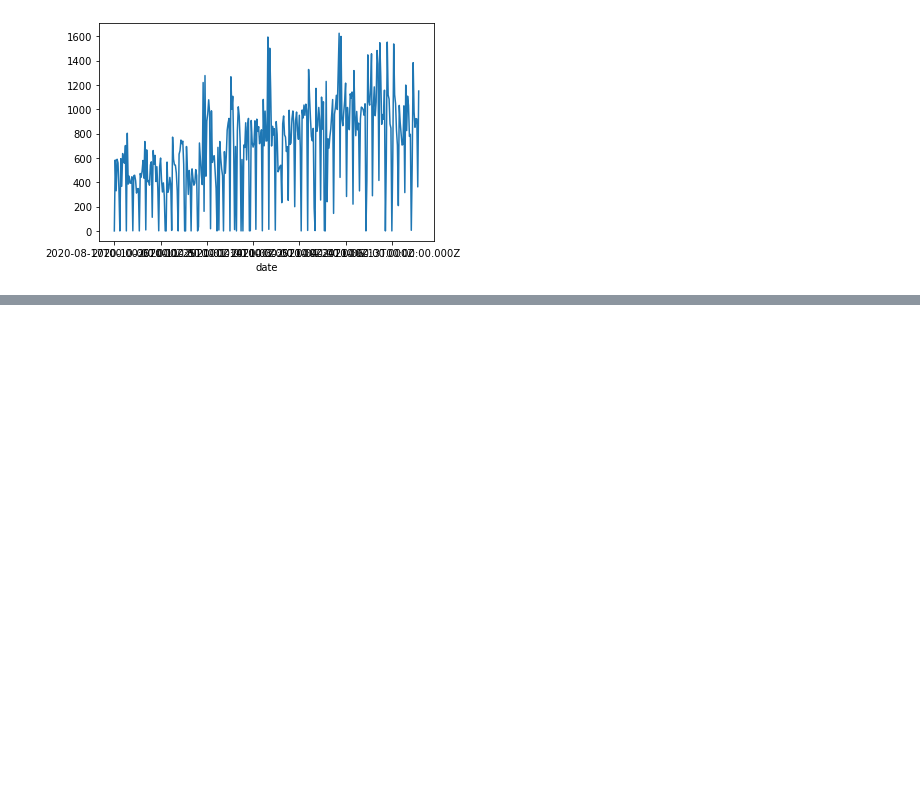
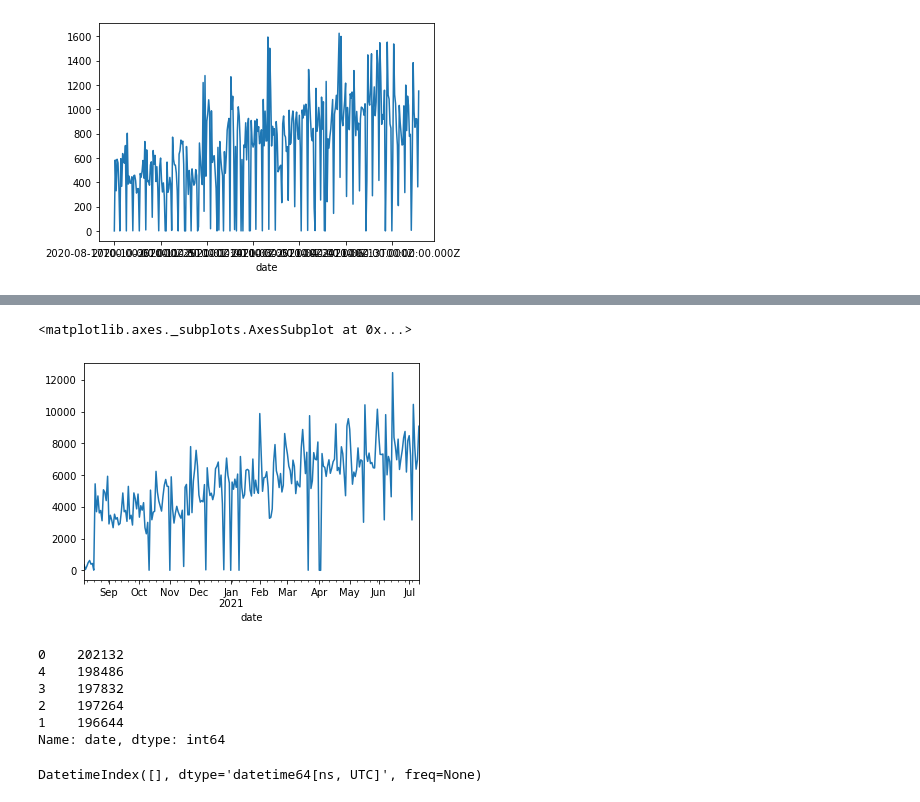
Before and after one commit to zerodarkzone/AdvancedMethodsDataAnalysisClassGrupo4202119, a Jupyter notebook: Exercises/Proyecto1-TimeSeries.ipynb, the cells around one changed output, grey strips where cells are left out. Saved outputs shown, nothing was run; the diff lists cells and outputs as text; code cells hidden in the pictures; blank space fills up the shorter version.

```diff
--- a/Exercises/Proyecto1-TimeSeries.ipynb
+++ b/Exercises/Proyecto1-TimeSeries.ipynb
@@ -85,3 +94,6 @@ df_no_alimentos.groupby('date')['demand'].sum().plot()
 # %% [output]
 <matplotlib.axes._subplots.AxesSubplot at 0x...>
 [figure]
+# %%
+df_alimentos.date = pd.to_datetime(df_alimentos.date)
+df_alimentos = df_alimentos.dropna()
@@ -87,0 +121,20 @@ df_no_alimentos.groupby('date')['demand'].sum().plot()
+# %%
+df_alimentos_sin_fds = df_alimentos[ ~df_alimentos.date.dt.weekday.isin([5,6]) ]
+df_alimentos_sin_fds.groupby('date')['demand'].sum().plot()
+# %% [output]
+<matplotlib.axes._subplots.AxesSubplot at 0x...>
+[figure, added]
+# %%
+df_alimentos_sin_fds.date.dt.weekday.value_counts()
+# %% [output]
+0    202132
+4    198486
+3    197832
+2    197264
+1    196644
+Name: date, dtype: int64
+# %%
+pd.date_range(start = df_alimentos.date.min(),
+              end = df_alimentos.date.max() ).difference(df_alimentos.date)
+# %% [output]
+DatetimeIndex([], dtype='datetime64[ns, UTC]', freq=None)
```
Also changed, not shown: parts of 25 cells of this notebook.
